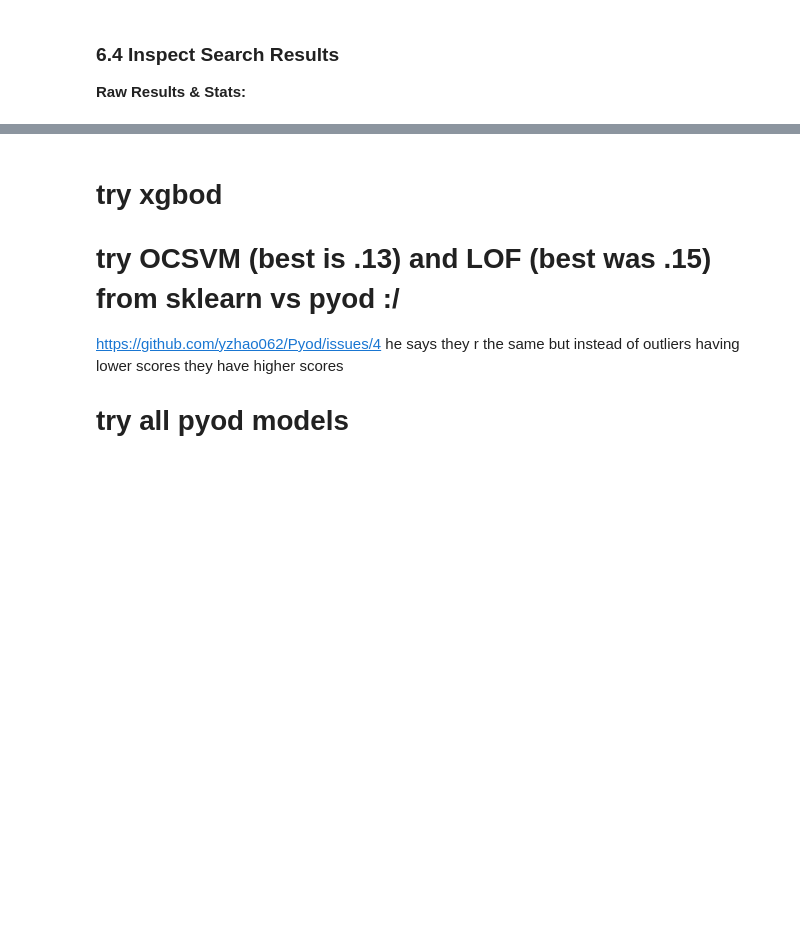
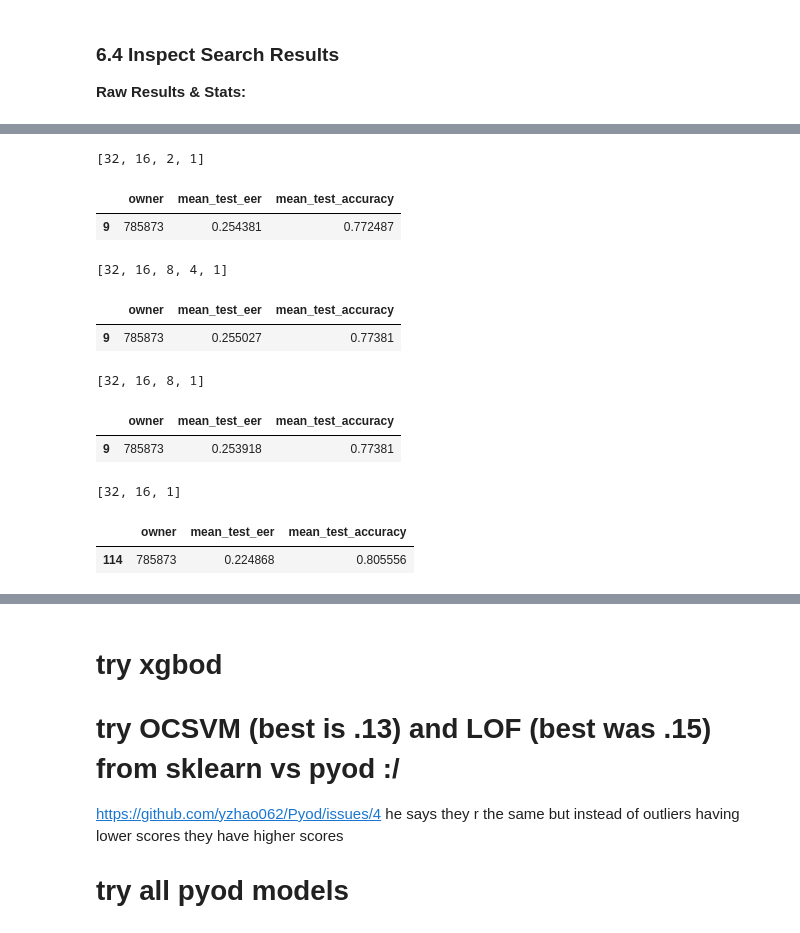
Before and after one commit to UW-CIA/Extensive_Evaluations, a Jupyter notebook: ContinAuth/notebooks/VAE_chapter-5-5-siamese-cnn-NO_WASTE.ipynb, the cells around one changed output, grey strips where cells are left out. Cells and saved outputs as stored; diff of their text form; code cells hidden in the pictures; blank space fills up the shorter version.

```diff
--- a/ContinAuth/notebooks/VAE_chapter-5-5-siamese-cnn-NO_WASTE.ipynb
+++ b/ContinAuth/notebooks/VAE_chapter-5-5-siamese-cnn-NO_WASTE.ipynb
@@ -1105,0 +1102,43 @@ HBox(children=(IntProgress(value=0, description='subjects', max=1, style=Progres
+# %%
+encoder_architectures = [
+   [32,24,16,8,4,2,1],
+
+    [32,2],
+    [32,1],
+    [16,1],
+    [64,1],
+   [32,16,8,4,2],
+    [32,16,8,4],
+   [32,16,8,2],
+    [32,16,1],
+    [32,16,8,1],
+    [32,16,8,4,1],
+    [32,16,2,1],
+    [32,16,8,4,2,1],
+]
+
+for enc in encoder_architectures[::-1]:
+    if os.path.isfile(OUTPUT_PATH / f"{P.name+str(enc)}__VAE_ez__random_search_results_again.csv"):
+        print(enc)
+        df_results = pd.read_csv(OUTPUT_PATH / f"{P.name+str(enc)}__VAE_ez__random_search_results_again.csv")
+        display(
+        df_results[df_results["rank_test_eer"] <= 1][
+            [
+                "owner",
+                "mean_test_eer",
+                "mean_test_accuracy"
+            ]
+        ].sort_values("mean_test_eer").head(1) )
+# %% [output]
+[32, 16, 2, 1]
+|  | owner | mean_test_eer | mean_test_accuracy |
+| 9 | 785873 | 0.254381 | 0.772487 |
+[32, 16, 8, 4, 1]
+|  | owner | mean_test_eer | mean_test_accuracy |
+| 9 | 785873 | 0.255027 | 0.77381 |
+[32, 16, 8, 1]
+|  | owner | mean_test_eer | mean_test_accuracy |
+| 9 | 785873 | 0.253918 | 0.77381 |
+[32, 16, 1]
+|  | owner | mean_test_eer | mean_test_accuracy |
+| 114 | 785873 | 0.224868 | 0.805556 |
```
Also changed, not shown: parts of 15 cells of this notebook, 41 other files.
